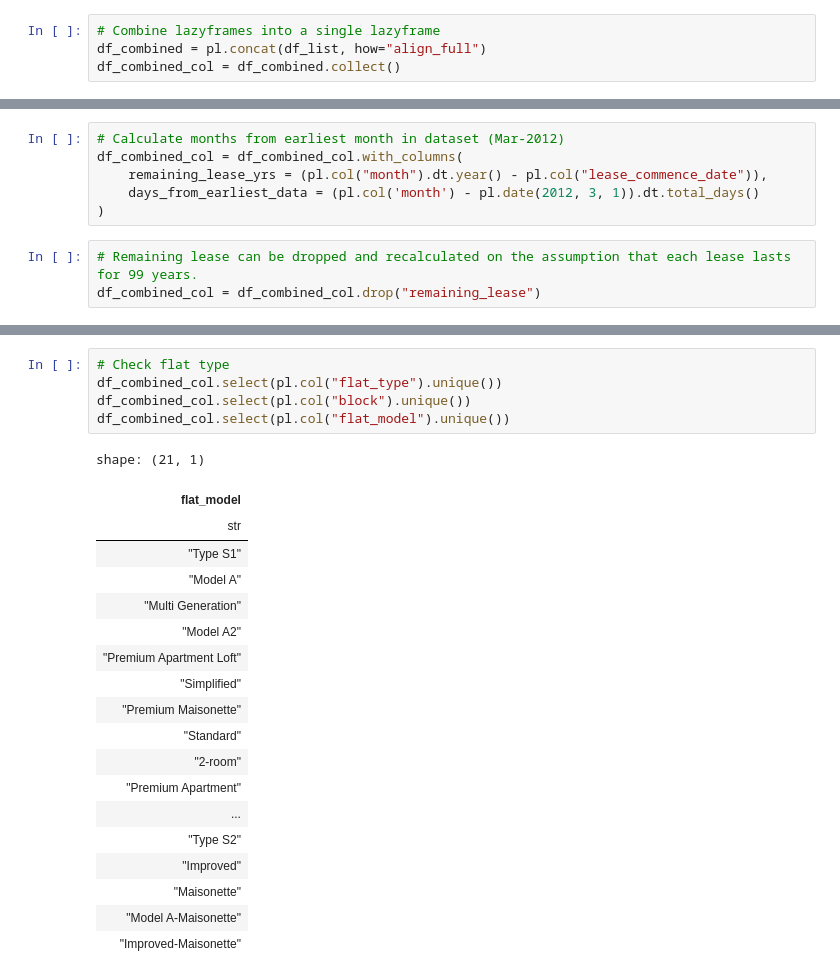
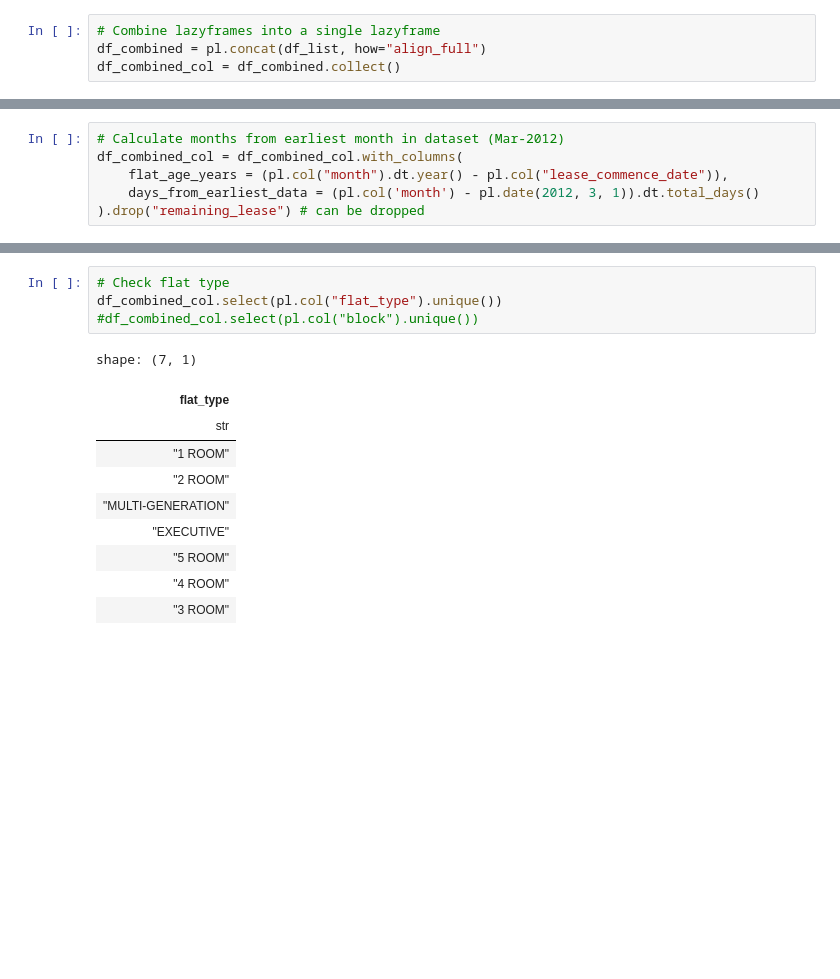
Before and after one commit to ziyu-toh/hdb-resale-prediction, a Jupyter notebook: notebooks/Data Cleaning.ipynb, the cells around one changed output, grey strips where cells are left out. Saved outputs shown, nothing was run; the diff lists cells and outputs as text; blank space fills up the shorter version.

```diff
--- a/notebooks/Data Cleaning.ipynb
+++ b/notebooks/Data Cleaning.ipynb
@@ -74,12 +74,9 @@ shape: (1, 13)
 # %%
 # Calculate months from earliest month in dataset (Mar-2012)
 df_combined_col = df_combined_col.with_columns(
-    remaining_lease_yrs = (pl.col("month").dt.year() - pl.col("lease_commence_date")),
+    flat_age_years = (pl.col("month").dt.year() - pl.col("lease_commence_date")),
     days_from_earliest_data = (pl.col('month') - pl.date(2012, 3, 1)).dt.total_days()
-)
+).drop("remaining_lease") # can be dropped
-# %%
-# Remaining lease can be dropped and recalculated on the assumption that each lease lasts for 99 years.
-df_combined_col = df_combined_col.drop("remaining_lease")
 # %%
 # Checking unique values of towns
 pl.Config.set_tbl_rows(100)
@@ -107,26 +104,16 @@ shape: (26, 1)
 # %%
 # Check flat type
 df_combined_col.select(pl.col("flat_type").unique())
-df_combined_col.select(pl.col("block").unique())
-df_combined_col.select(pl.col("flat_model").unique())
+#df_combined_col.select(pl.col("block").unique())
 # %% [output]
-shape: (21, 1)
+shape: (7, 1)
-| flat_model |
+| flat_type |
 | str |
-| "Type S1" |
-| "Model A" |
-| "Multi Generation" |
-| "Model A2" |
-| "Premium Apartment Loft" |
-| "Simplified" |
-| "Premium Maisonette" |
-| "Standard" |
-| "2-room" |
-| "Premium Apartment" |
-| ... |
-| "Type S2" |
-| "Improved" |
-| "Maisonette" |
-| "Model A-Maisonette" |
-| "Improved-Maisonette" |
+| "1 ROOM" |
+| "2 ROOM" |
+| "MULTI-GENERATION" |
+| "EXECUTIVE" |
+| "5 ROOM" |
+| "4 ROOM" |
+| "3 ROOM" |
 # %%
```
Also changed, not shown: parts of 11 cells of this notebook, 2 other files.
